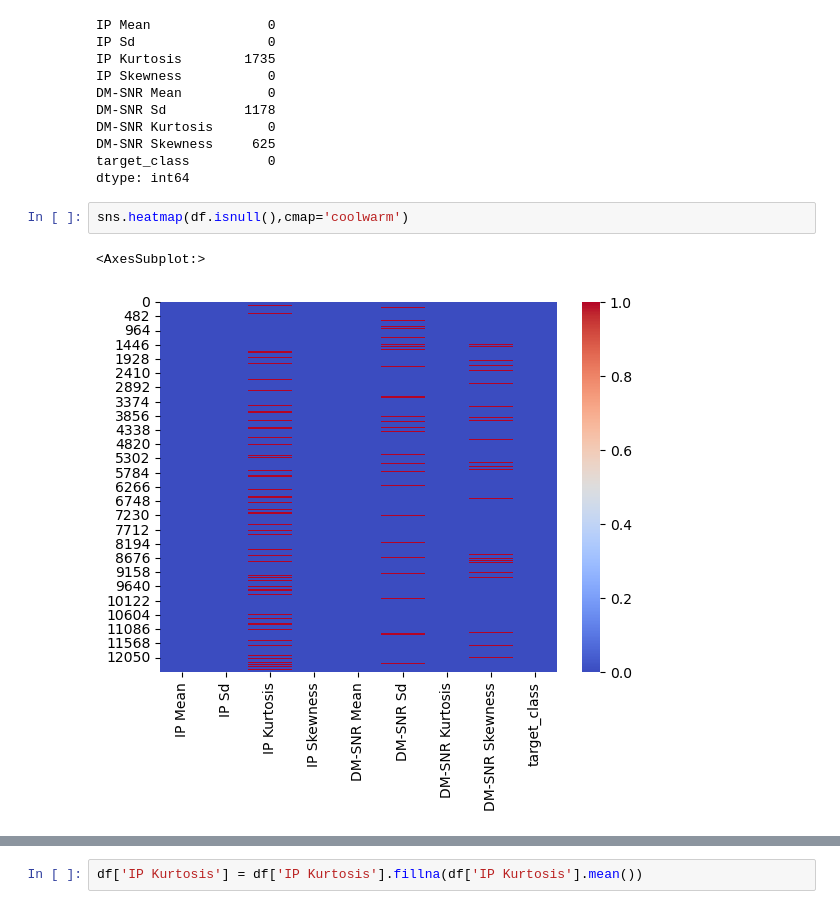
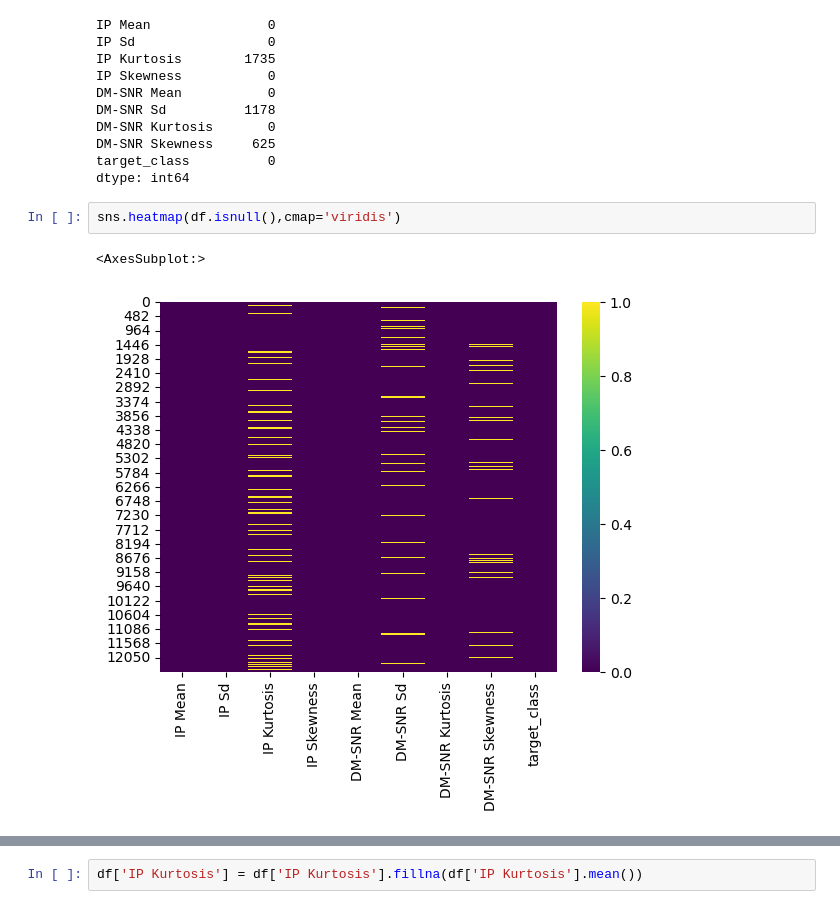
Before and after one commit to dancanyego/Support-Vector-Machines-, a Jupyter notebook: SampleProject.ipynb, the cells around one changed output, grey strips where cells are left out. Saved outputs shown, nothing was run; the diff lists cells and outputs as text.

```diff
--- a/SampleProject.ipynb
+++ b/SampleProject.ipynb
@@ -128,10 +128,10 @@ DM-SNR Skewness     625
 target_class          0
 dtype: int64
 # %%
-sns.heatmap(df.isnull(),cmap='coolwarm')
+sns.heatmap(df.isnull(),cmap='viridis')
 # %% [output]
 <AxesSubplot:>
-[figure, old version]
+[figure, new version]
 # %%
 df.info()
 # %% [output]
```
Also changed, not shown: parts of 18 cells of this notebook.
